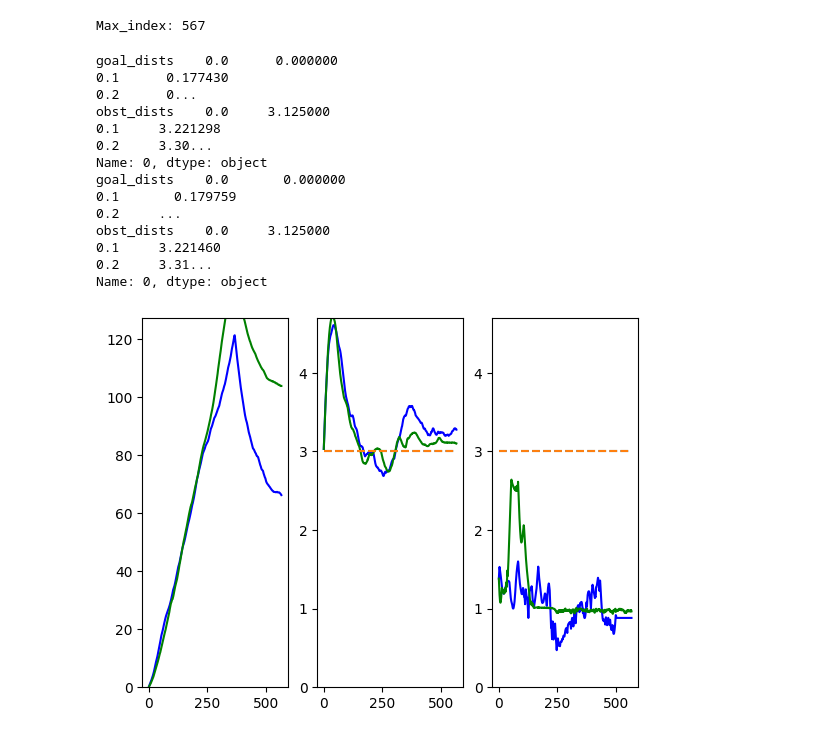
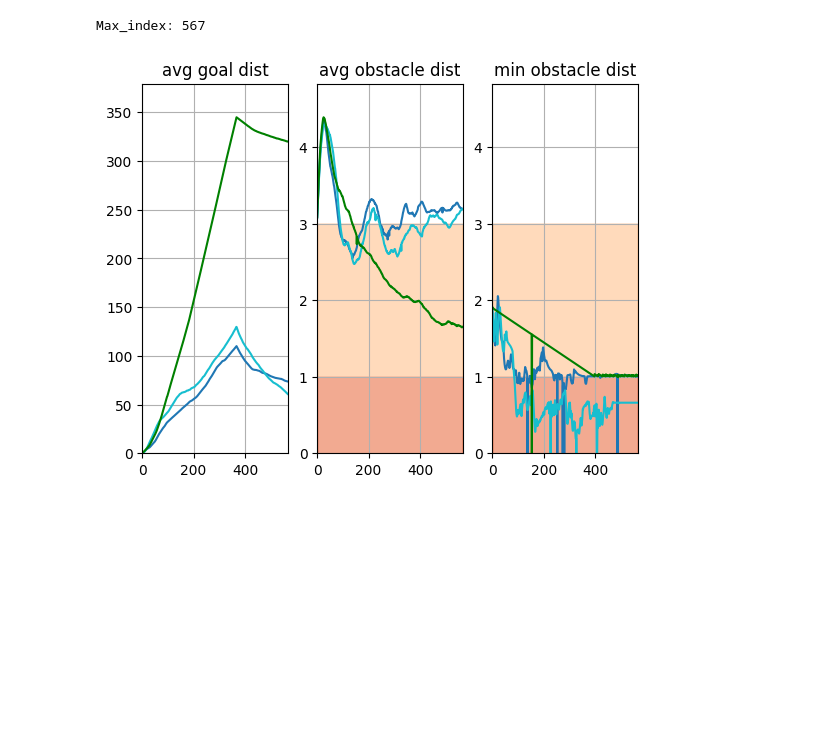
Before and after one commit to DrunkJon/Path-Follow-Optimization, a Jupyter notebook: map_experiment_cluster.ipynb, the cells around one changed output. Drawn from its saved outputs; the diff is of its cells as text; code cells hidden in the pictures; blank space fills up the shorter version.

```diff
--- a/map_experiment_cluster.ipynb
+++ b/map_experiment_cluster.ipynb
@@ -105,7 +124,8 @@ def build_loc(goal_dists, obst_dists):
     }
 # %%
 
-Multi_PSO_df = DataFrame(columns=["goal_dists", "obst_dists"])
+long_Multi_PSO_df = DataFrame(columns=["goal_dists", "obst_dists"])
+short_Multi_PSO_df = DataFrame(columns=["goal_dists", "obst_dists"])
 DWA_df = DataFrame(columns=["goal_dists", "obst_dists"])
 
 def append_to_total_df(total_df, file_name, max_index, dt):
@@ -115,7 +135,8 @@ def append_to_total_df(total_df, file_name, max_index, dt):
     total_df.loc[i] = build_loc(goal_dists, obst_dists)
 
 for i in range(run_len):
-    append_to_total_df(Multi_PSO_df, f"{experiment_path}/{i}/MultiPSO_data.h5", max_index, dt)
+    append_to_total_df(long_Multi_PSO_df, f"{experiment_path}/{i}/long_MultiPSO_data.h5", max_index, dt)
+    append_to_total_df(short_Multi_PSO_df, f"{experiment_path}/{i}/short_MultiPSO_data.h5", max_index, dt)
     append_to_total_df(DWA_df, f"{experiment_path}/{i}/DWA_data.h5", max_index, dt)
 # %%
 import numpy as np
@@ -129,34 +150,38 @@ def get_eval_arrays(total_df, max_index):
 # %%
 def plot_eval_row(axs, total_df, color="blue"):
     avg_goal, avg_obst, min_obst = get_eval_arrays(total_df, max_index)
     axs[0].plot(avg_goal, color=color)
+    axs[0].set_ylim(top = max(axs[0].get_ylim()[1], max(avg_goal) * 1.1))
+
+    xs = list(range(max_index))
+    alpha = 0.1
+
+    axs[1].fill_between(xs, [3]*len(avg_obst), 0.0, linestyle="-", color="tab:orange", alpha=alpha)
+    axs[1].fill_between(xs, [1]*len(avg_obst), 0.0, linestyle="-", color="tab:red", alpha=alpha)
     axs[1].plot(avg_obst, color=color)
-    axs[1].plot([3]*len(avg_obst), linestyle="--")
+    axs[1].set_ylim(top = max(axs[1].get_ylim()[1], max(avg_obst) * 1.1))
+
+    axs[2].fill_between(xs, [3]*len(min_obst), 0.0, linestyle="-", color="tab:orange", alpha=alpha)
+    axs[2].fill_between(xs, [1]*len(min_obst), 0.0, linestyle="-", color="tab:red", alpha=alpha)
     axs[2].plot(min_obst, color=color)
-    axs[2].plot([3]*len(min_obst), linestyle="--")
     axs[2].set_ylim(top = axs[1].get_ylim()[1])
     for ax in axs:
         ax.set_ylim(bottom = 0.0)
+        ax.set_xlim(0,max_index)
+        ax.grid()
 
-fig, axs = plt.subplots(1,3)
-plot_eval_row(axs, Multi_PSO_df, "blue")
-plot_eval_row(axs, DWA_df, "green")
+fig, ax_row = plt.subplots(1,3)
+plot_eval_row(ax_row, long_Multi_PSO_df, "tab:blue")
+plot_eval_row(ax_row, short_Multi_PSO_df, "tab:cyan")
+plot_eval_row(ax_row, DWA_df, "green")
+#ax_row[0].set_ylabel(kin_label)
+ax_row[0].set_title("avg goal dist")
+ax_row[1].set_title("avg obstacle dist")
+ax_row[2].set_title("min obstacle dist")
+
+plt.savefig("cluster_plot.png")
 # %% [output]
-goal_dists    0.0      0.000000
-0.1      0.177430
-0.2      0...
-obst_dists    0.0     3.125000
-0.1     3.221298
-0.2     3.30...
-Name: 0, dtype: object
-goal_dists    0.0       0.000000
-0.1       0.179759
-0.2     ...
-obst_dists    0.0     3.125000
-0.1     3.221460
-0.2     3.31...
-Name: 0, dtype: object
-[figure, old version]
+[figure, new version]
 # %%
 df = pandas.read_hdf("data\Map Experiment #2\9\DWA_data.h5")
 print(df)
```
Also changed, not shown: parts of 3 cells of this notebook, 14 other files.
